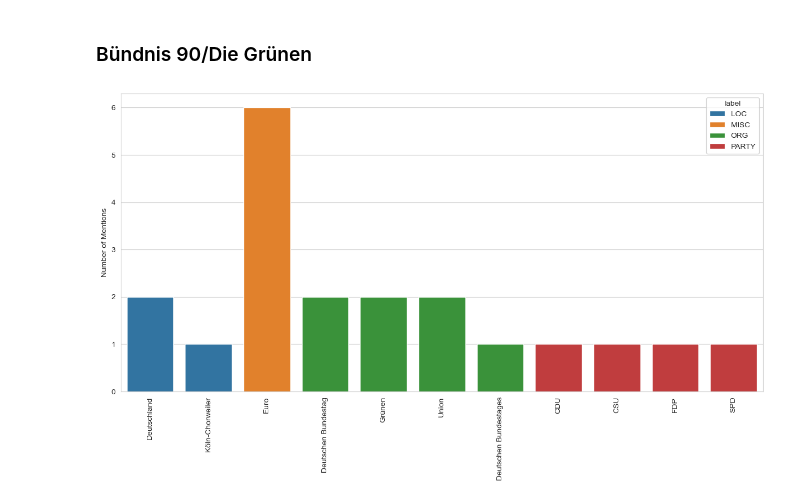
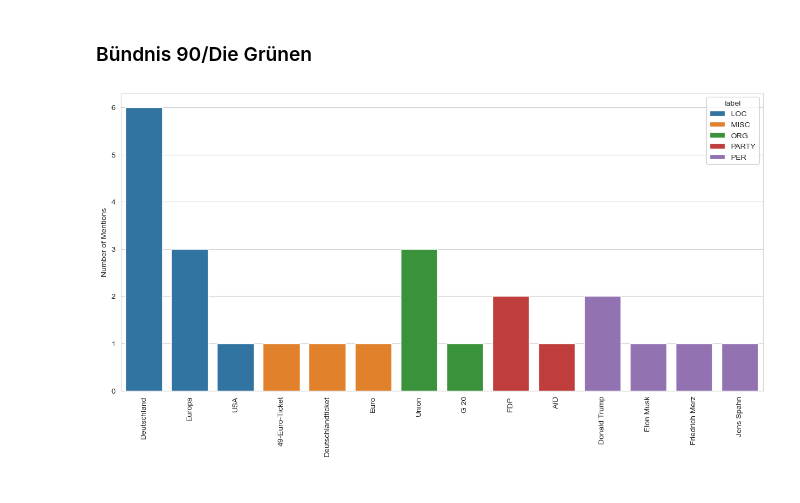
Before and after one commit to kalawinka/policorp, a Jupyter notebook: examples/example_data_analysis_policorp.ipynb, the cells around one changed output. Cells and saved outputs as stored; diff of their text form; code cells hidden in the pictures.

```diff
--- a/examples/example_data_analysis_policorp.ipynb
+++ b/examples/example_data_analysis_policorp.ipynb
@@ -21,7 +19,7 @@ import pandas as pd
 import json
 # %%
 # Open JSON file
-with open('/content/sample_data_policorp/pollux-data-67.json', 'r') as openfile:
+with open('pollux-data-67.json', 'r') as openfile:
     # Read from json file
     json_object = json.load(openfile)
 # %%
@@ -56,7 +53,7 @@ def wrap_y_labels(ax, width, rotation, break_long_words=False):
 ## Show all speakers without presidency role and number of speeches per speaker and party
 # %%
 # Select speeches of non-president speakers
-sel = df[df['_source.role'] != 'presidency']
+sel = df[df['role'] != 'presidency']
 # %%
 sns.set_style("whitegrid")
 
@@ -85,11 +82,11 @@ plt.show()
 # Show number of interjections per speaker and party
 # %%
 # Step 1: Explode the ‘_source.text_raw’ column so that each dictionary becomes a separate row
-df_exploded = sel[['_source.speech_id', '_source.name', '_source.party', '_source.text_raw']].explode('_source.text_raw')
+df_exploded = sel[['speech_id', 'name', 'party', 'text_raw']].explode('text_raw')
 # Step 2: Converts the dictionaries in the ‘to_check’ column into separate columns
-dict_df = pd.json_normalize(df_exploded['_source.text_raw'])
+dict_df = pd.json_normalize(df_exploded['text_raw'])
 # Step 3: Add the normalised columns to the original DataFrame (without ‘_source.text_raw’)
-result = df_exploded.drop(columns=['_source.text_raw']).reset_index(drop=True).join(dict_df)
+result = df_exploded.drop(columns=['text_raw']).reset_index(drop=True).join(dict_df)
 # %%
 # Select only interjections
 sel_itj = result[result['type'] == 'interjection']
@@ -194,7 +191,7 @@ plt.show()
 # Named Entities
 # %%
 # Step 1: Explode the ‘_source.text_raw’ column so that each dictionary becomes a separate row
-result_exploded = result[['_source.speech_id', '_source.name', '_source.party', 'type', 'ner']].explode('ner')
+result_exploded = result[['speech_id', 'name', 'party', 'type', 'ner']].explode('ner')
 # Step 2: Converts the dictionaries in the ‘to_check’ column into separate columns
 dict_result = pd.json_normalize(result_exploded['ner'])
 # Step 3: Add the normalised columns to the original DataFrame (without ‘_source.text_raw’)
@@ -247,21 +244,21 @@ plt.show()
 ### Bündnis 90/Die Grünen
 # %%
 # Select only speeches by 'Bündnis 90/Die Grünen' and not by session's president
-sel_ne = result_ne[(result_ne['type'] != 'interjection') & (result_ne['_source.party'] == 'Bündnis 90/Die Grünen')]
+sel_ne = result_ne[(result_ne['type'] != 'interjection') & (result_ne['party'] == 'Bündnis 90/Die Grünen')]
 
 sel_ne_counts = sel_ne.groupby('label')['text'].value_counts().reset_index()
 
 sns.set_style("whitegrid")
 fig = plt.figure(figsize=(15,7))
 
 grid = sns.barplot(sel_ne_counts,
                      x="text",
                      y = 'count',
                      hue = 'label'
                     )
 grid.set(ylabel='Number of Mentions', xlabel = '')
 plt.xticks(rotation=90)
 
 plt.show()
 # %% [output]
-[figure, old version]
+[figure, new version]
```
Also changed, not shown: parts of 9 cells of this notebook, 1 other file.
